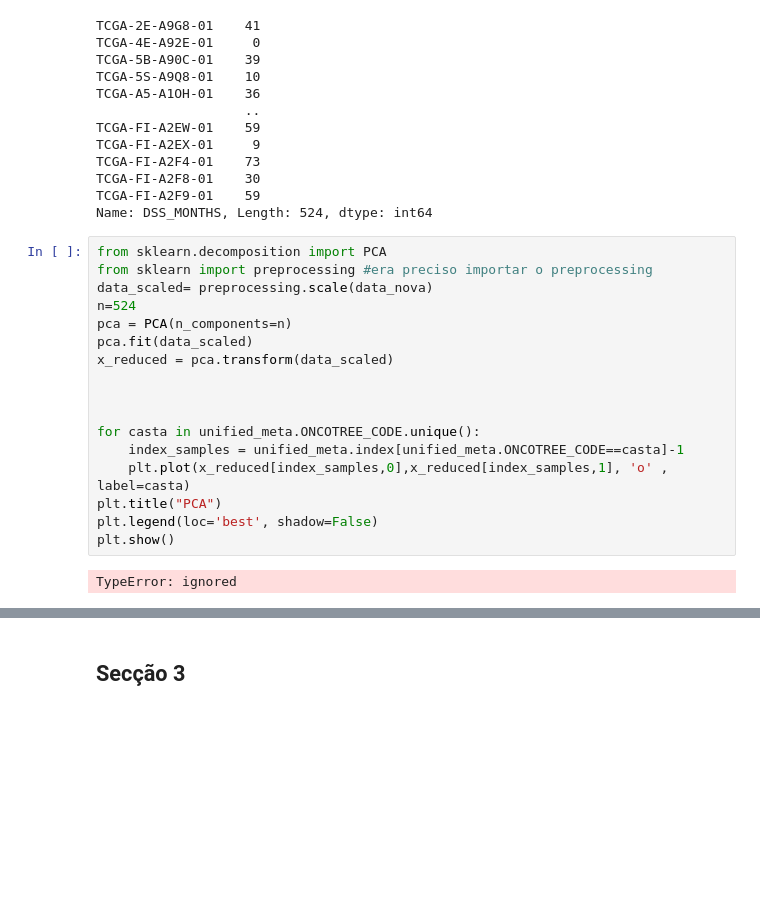
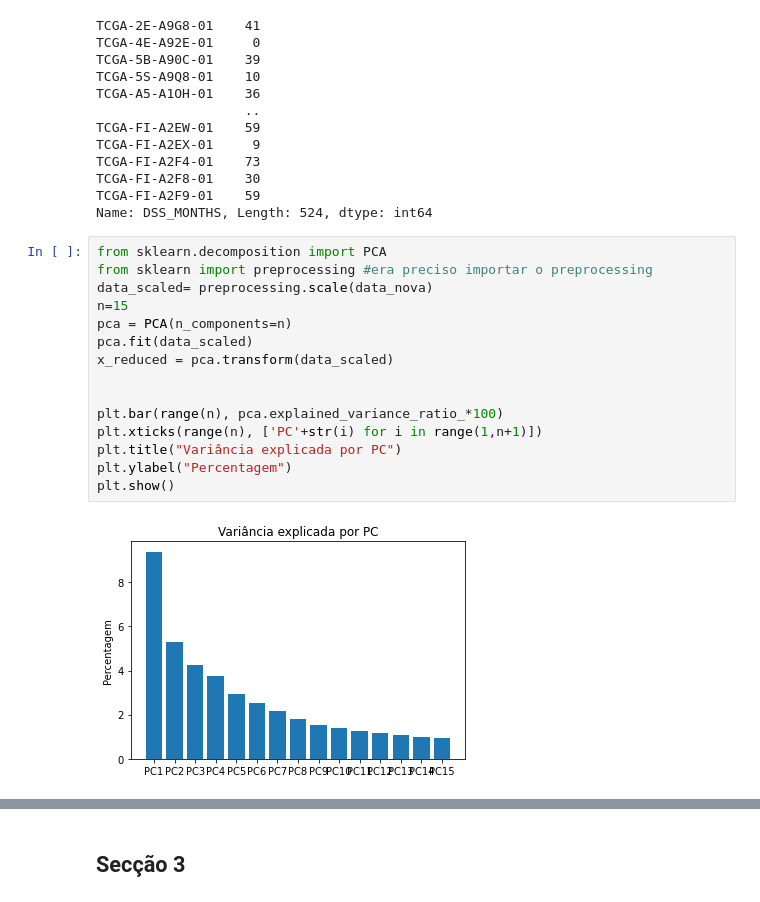
Before and after one commit to anacar28/Bio_inf_trabalho, a Jupyter notebook: dataset4.ipynb, the cells around one changed output, grey strips where cells are left out. Saved outputs shown, nothing was run; the diff lists cells and outputs as text; blank space fills up the shorter version.

```diff
--- a/dataset4.ipynb
+++ b/dataset4.ipynb
@@ -366,19 +365,17 @@ Name: DSS_MONTHS, Length: 524, dtype: int64
 # %%
 from sklearn.decomposition import PCA
 from sklearn import preprocessing #era preciso importar o preprocessing
 data_scaled= preprocessing.scale(data_nova)
-n=524
+n=15
 pca = PCA(n_components=n)
 pca.fit(data_scaled)
 x_reduced = pca.transform(data_scaled)
 
 
-
-for casta in unified_meta.ONCOTREE_CODE.unique():
-    index_samples = unified_meta.index[unified_meta.ONCOTREE_CODE==casta]-1
-    plt.plot(x_reduced[index_samples,0],x_reduced[index_samples,1], 'o' , label=casta)
-plt.title("PCA")
-plt.legend(loc='best', shadow=False)
+plt.bar(range(n), pca.explained_variance_ratio_*100)
+plt.xticks(range(n), ['PC'+str(i) for i in range(1,n+1)])
+plt.title("Variância explicada por PC")
+plt.ylabel("Percentagem")
 plt.show()
 # %% [output]
-TypeError: ignored
+[figure, added]
```
Also changed, not shown: parts of 13 cells of this notebook.
